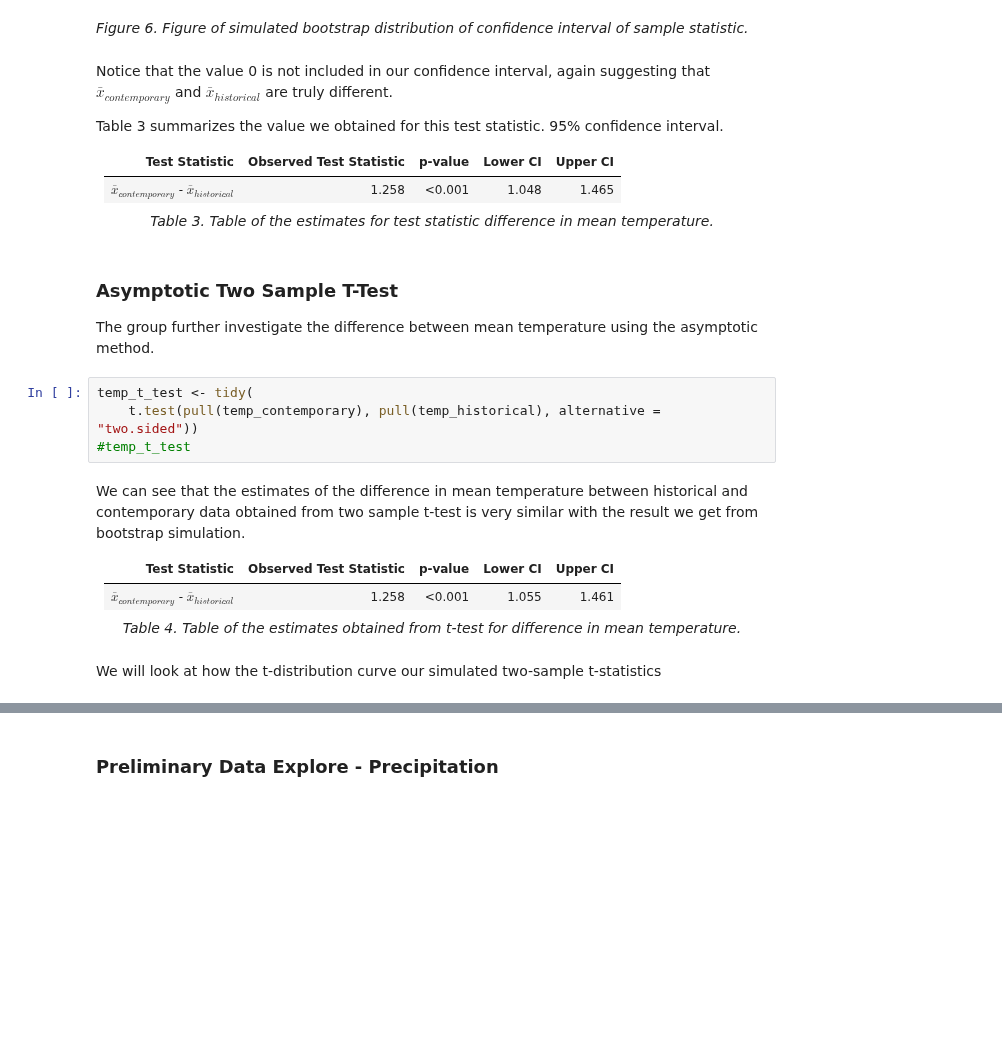
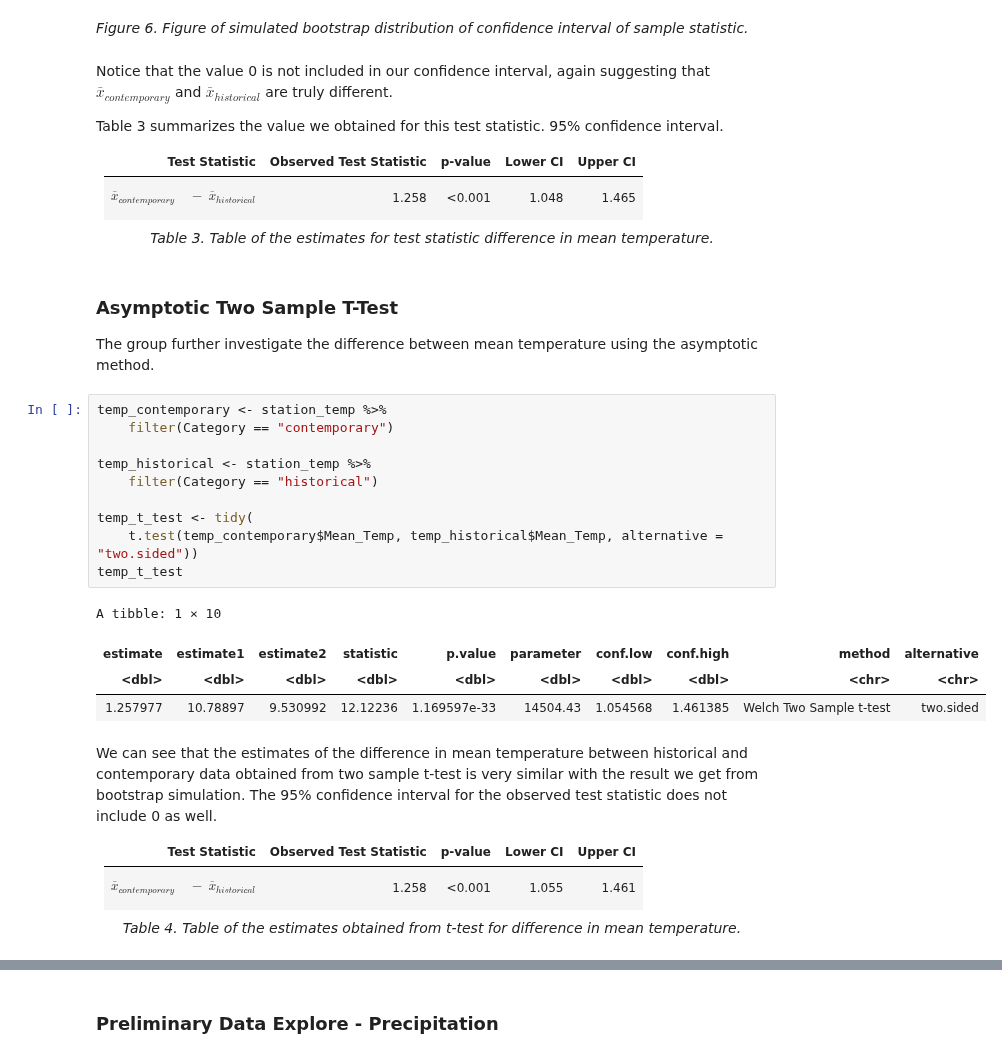
Before and after one commit to yxing6/STAT201-GroupProject-Climate, a Jupyter notebook: STAT201-Group17-ProjectReport.ipynb, the cells around one changed output, grey strips where cells are left out. Saved outputs shown, nothing was run; the diff lists cells and outputs as text; blank space fills up the shorter version.

Commit message:
Moved point estimate, add explanation, correct t-test

```diff
--- a/STAT201-Group17-ProjectReport.ipynb
+++ b/STAT201-Group17-ProjectReport.ipynb
@@ -323,23 +219,32 @@ Table 3 summarizes the value we obtained for this test statistic.  95% confidenc
 
 | Test Statistic    | Observed Test Statistic |  p-value | Lower CI  |  Upper CI
 | :----------: | :----------: | :----------: |:----------:| :---------:|
-| $\bar{x}_{contemporary}$   -   $\bar{x}_{historical}$|1.258 | <0.001|1.048|1.465|
+| $$\bar{x}_{contemporary} \;\;\;\; - \;\bar{x}_{historical}$$ |1.258 | <0.001|1.048|1.465|
 
 <center><i>Table 3. Table of the estimates for test statistic difference in mean temperature.</i>
 # %% [markdown]
 ### Asymptotic Two Sample T-Test
 The group further investigate the difference between mean temperature using the asymptotic method.
 # %%
+temp_contemporary <- station_temp %>%
+    filter(Category == "contemporary")
+
+temp_historical <- station_temp %>%
+    filter(Category == "historical")
+
 temp_t_test <- tidy(
-    t.test(pull(temp_contemporary), pull(temp_historical), alternative = "two.sided"))
-#temp_t_test
+    t.test(temp_contemporary$Mean_Temp, temp_historical$Mean_Temp, alternative = "two.sided"))
+temp_t_test
+# %% [output]
+A tibble: 1 × 10
+| estimate | estimate1 | estimate2 | statistic | p.value | parameter | conf.low | conf.high | method | alternative |
+| <dbl> | <dbl> | <dbl> | <dbl> | <dbl> | <dbl> | <dbl> | <dbl> | <chr> | <chr> |
+| 1.257977 | 10.78897 | 9.530992 | 12.12236 | 1.169597e-33 | 14504.43 | 1.054568 | 1.461385 | Welch Two Sample t-test | two.sided |
 # %% [markdown]
-We can see that the estimates of the difference in mean temperature between historical and contemporary data obtained from two sample t-test is very similar with the result we get from bootstrap simulation.
+We can see that the estimates of the difference in mean temperature between historical and contemporary data obtained from two sample t-test is very similar with the result we get from bootstrap simulation. The 95% confidence interval for the observed test statistic does not include 0 as well.
 
 | Test Statistic    | Observed Test Statistic |  p-value | Lower CI  |  Upper CI
 | :----------: | :----------: | :----------: |:----------:| :---------:|
-| $\bar{x}_{contemporary}$   -   $\bar{x}_{historical}$|1.258 | <0.001|1.055|1.461|
+| $$\bar{x}_{contemporary} \;\;\;\; - \;\bar{x}_{historical}$$ |1.258 | <0.001|1.055|1.461|
 
 <center><i>Table 4. Table of the estimates obtained from t-test for difference in mean temperature.</i>
-# %% [markdown]
-We will look at how the t-distribution curve our simulated two-sample t-statistics
```
Also changed, not shown: parts of 31 cells of this notebook.
